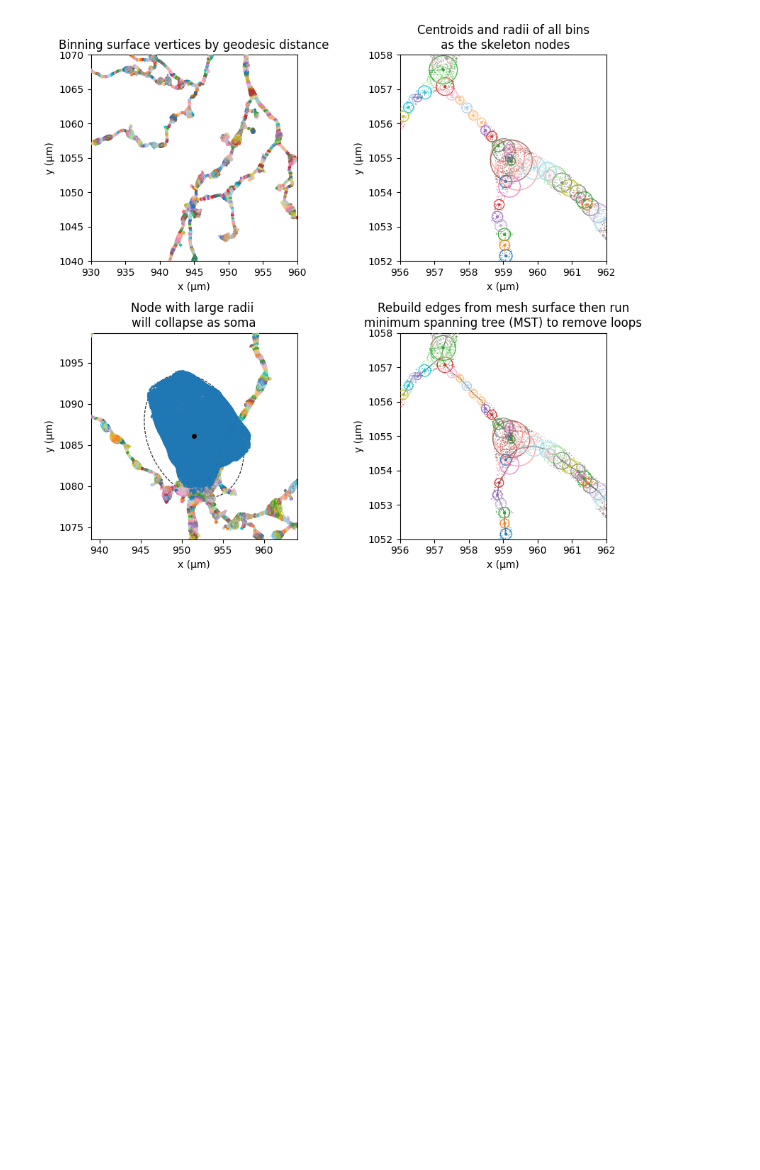
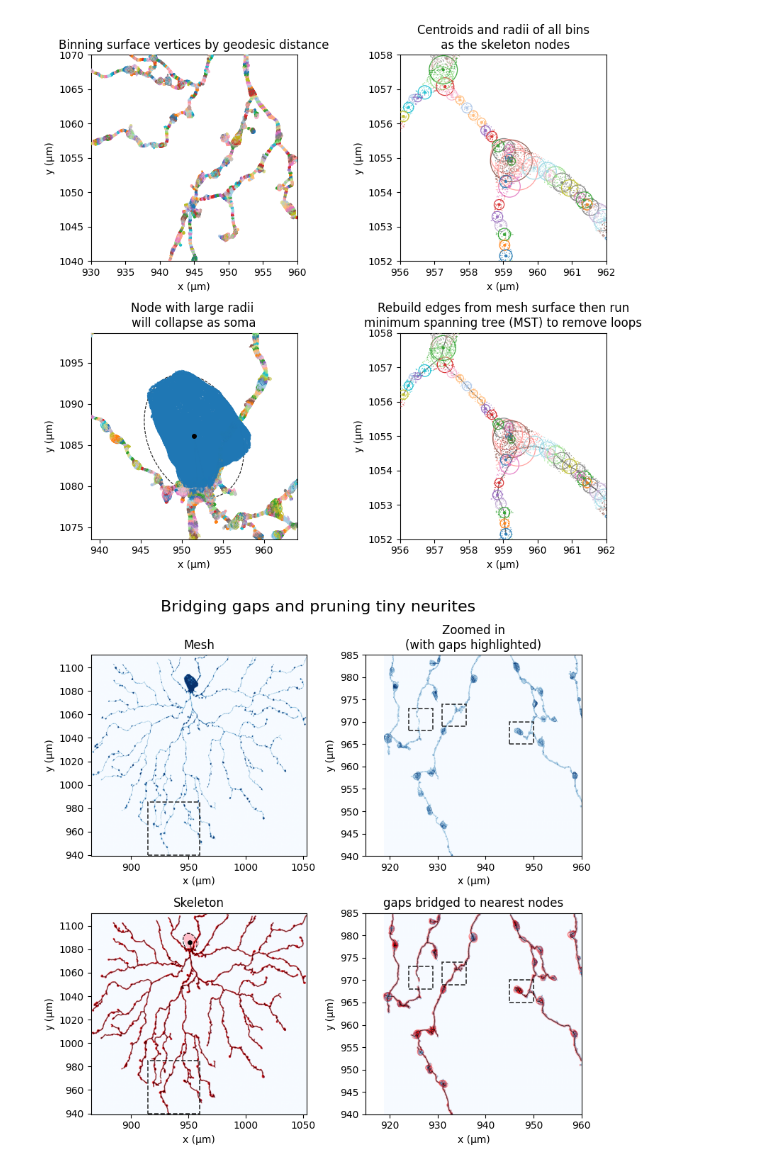
Before and after one commit to berenslab/skeliner, a Jupyter notebook: notebooks/method.tour.ipynb, the cells around one changed output. Cells and saved outputs as stored; diff of their text form; code cells hidden in the pictures; blank space fills up the shorter version.

```diff
--- a/notebooks/method.tour.ipynb
+++ b/notebooks/method.tour.ipynb
@@ -91,6 +92,76 @@ _ = sk.plot.diagnostic(
 )
 # %% [output]
 [figure]
+# %%
+fig, ax = plt.subplots(2, 2, figsize=(8, 8))
+
+# whole cell
+## mesh
+sk.plot2d(
+    skel, mesh, plane="xy",
+    scale=1e-3, unit="µm",
+    draw_skel=False, draw_edges=False,
+    draw_soma_mask=False,
+    ax=ax[0, 0]
+)
+## skeleton on mesh
+sk.plot2d(
+    skel, mesh, plane="xy",
+    scale=1e-3, unit="µm",
+    draw_edges=True, draw_soma_mask=True,
+    ax=ax[1, 0]
+)
+
+# zoomed in
+x0, x1 = (915, 960)
+y0, y1 = (940, 985)
+## mesh
+sk.plot2d(
+    skel, mesh, plane="xy",
+    scale=1e-3, unit="µm",
+    xlim=(x0, x1), ylim=(y0, y1),
+    draw_skel=False, draw_edges=False,
+    ax=ax[0, 1],
+)
+## skeleton on mesh
+sk.plot2d(
+    skel, mesh, plane="xy",
+    scale=1e-3,  unit="µm",
+    xlim=(x0, x1),
+    ylim=(y0, y1),
+    draw_edges=True,
+    ax=ax[1, 1],
+)
+ax[0, 0].set_title("Mesh")
+ax[1, 0].set_title("Skeleton")
+ax[0, 1].set_title("Zoomed in\n(with gaps highlighted)")
+ax[1, 1].set_title("gaps bridged to nearest nodes")
+
+rect = [Rectangle(
+    (x0, y0), x1-x0, y1-y0,
+    linewidth=1.2, edgecolor="black", linestyle="--", facecolor="none",
+    alpha=0.8, zorder=3,
+) for _ in range(2)]
+ax[0, 0].add_patch(rect[0])
+ax[1, 0].add_patch(rect[1])
+
+# highlight gaps
+gaps_xy = [[(924, 929), (968, 973)], [(931, 936), (969, 974)], [(945, 950), (965, 970)]]
+for (x0, x1), (y0, y1) in gaps_xy:
+    gap_rect = [Rectangle(
+        (x0, y0), x1-x0, y1-y0, linewidth=1.2, edgecolor="black", linestyle="--", facecolor="none",
+        alpha=0.8, zorder=3,
+    ) for _ in range(2)]
+    ax[0, 1].add_patch(gap_rect[0])
+    ax[1, 1].add_patch(gap_rect[1])
+
+for a in ax.flatten():
+    a.set_aspect("auto")
+
+fig.suptitle("Bridging gaps and pruning tiny neurites", fontsize=16)
+fig.tight_layout()
+# %% [output]
+[figure, added]
 # %%
 %load_ext watermark
 %watermark --time --date --timezone --updated --python --iversions --watermark
```
Also changed, not shown: parts of 3 cells of this notebook, 2 other files.
